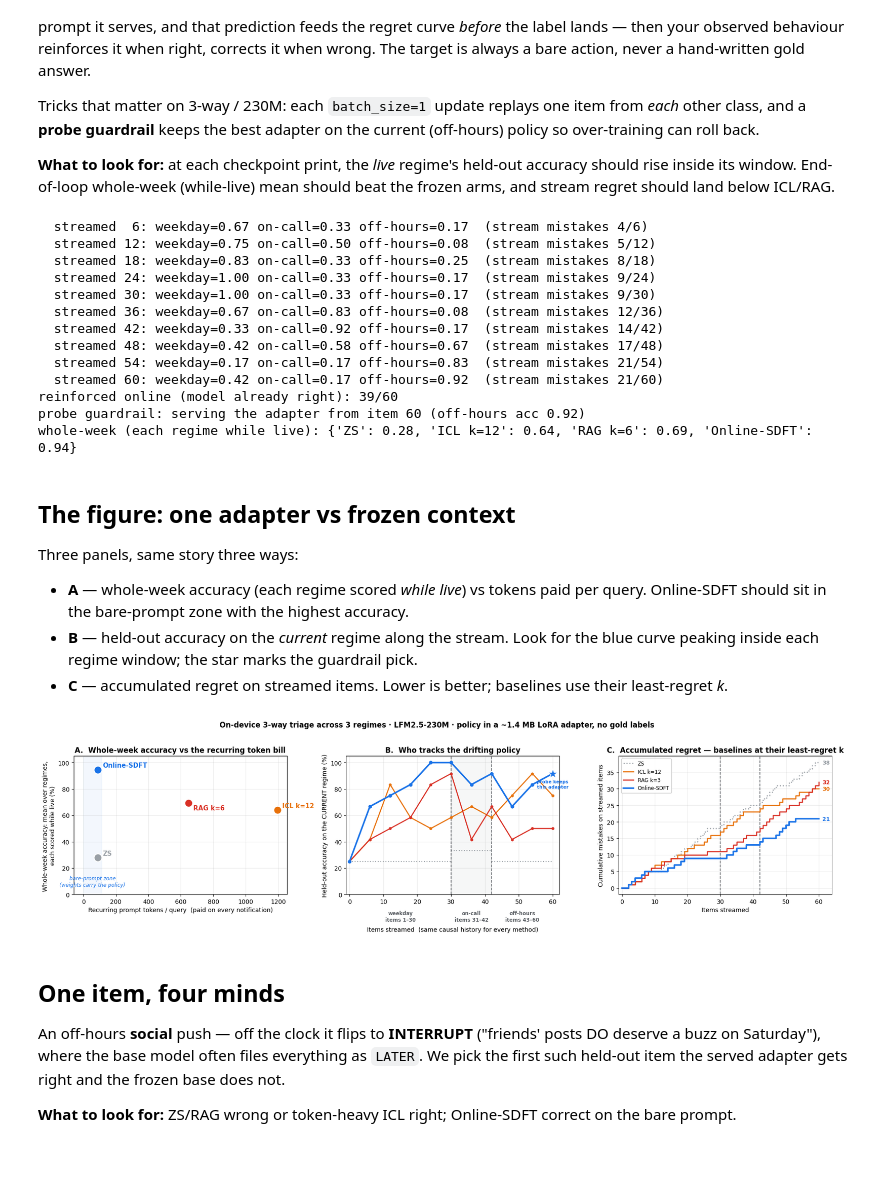
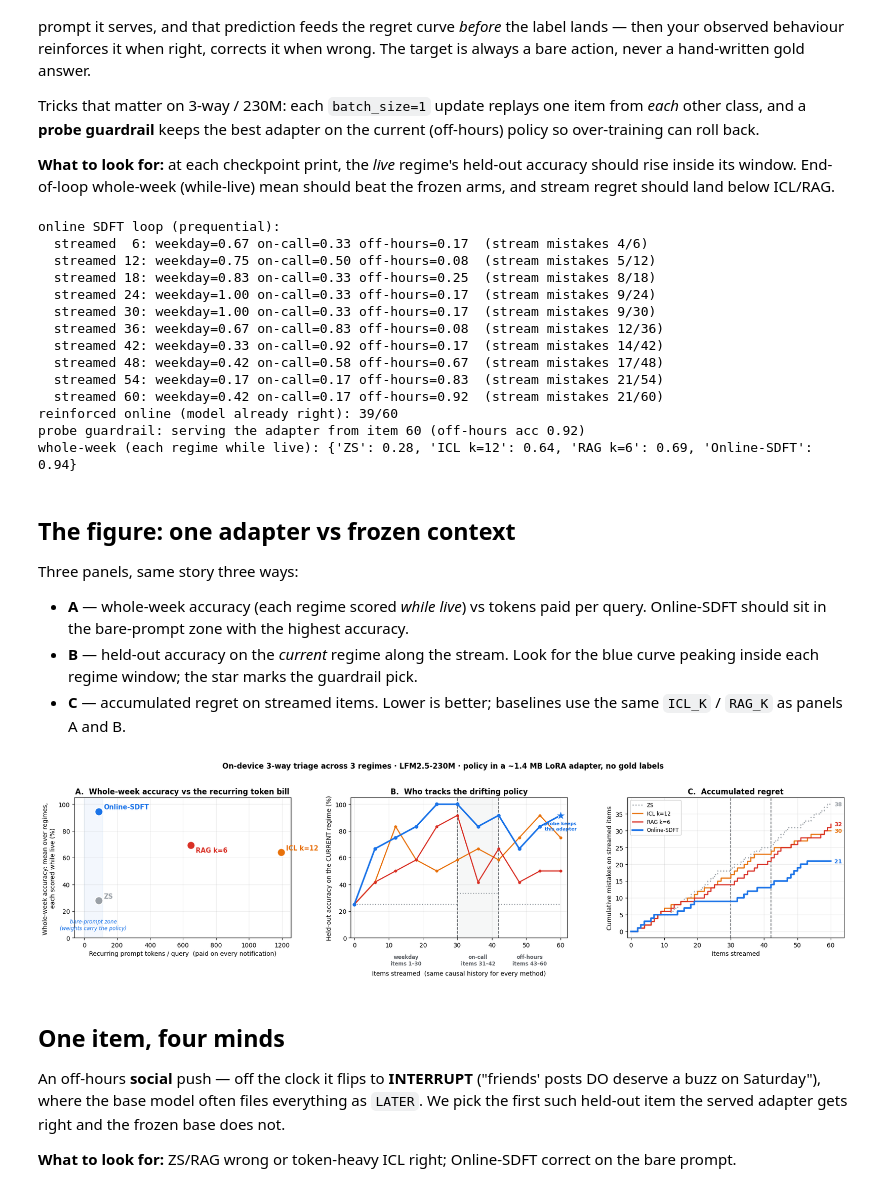
Before and after one commit to lin826/Online-SDFT-Demo, a Jupyter notebook: online_sdft_colab.ipynb, the cells around one changed output. Cells and saved outputs as stored; diff of their text form; code cells hidden in the pictures; blank space fills up the shorter version.

```diff
--- a/online_sdft_colab.ipynb
+++ b/online_sdft_colab.ipynb
@@ -400,15 +397,9 @@ for pos in CHECKPOINTS:
         generate(base, tok, evals[p], lambda it: build_msgs(it, rag_ctx(it, pos)), bs=12)))
     print(f"  pos {pos:2d} ({REGIMES[p - 1]}): ICL={curves['ICL'][-1]:.2f}  RAG={curves['RAG'][-1]:.2f}")
 
-def icl_ctx_r(it, upto):
-    return recent_demos(stream[:upto], ICL_K_REGRET)
-
-def rag_ctx_r(it, upto):
-    return retrieve(it, RAG_K_REGRET, upto=upto)
-
 print("\naccumulated regret (predict before label):")
 regret = {"pos": list(range(STREAM_LEN + 1))}
-for name, ctx in (("ZS", None), ("ICL", icl_ctx_r), ("RAG", rag_ctx_r)):
+for name, ctx in (("ZS", None), ("ICL", icl_ctx), ("RAG", rag_ctx)):
     preds = [
         parse_action(g)
         for g in generate(
@@ -521,6 +515,7 @@ for n, key in (("ZS", "ZS"), (f"ICL k={ICL_K}", "ICL"), (f"RAG k={RAG_K}", "RAG"
     arms[n]["mean_live"] = sum(live.values()) / 3
 print("whole-week (each regime while live):", {n: round(a["mean_live"], 2) for n, a in arms.items()})
 # %% [output]
+online SDFT loop (prequential):
   streamed  6: weekday=0.67 on-call=0.33 off-hours=0.17  (stream mistakes 4/6)
   streamed 12: weekday=0.75 on-call=0.50 off-hours=0.08  (stream mistakes 5/12)
   streamed 18: weekday=0.83 on-call=0.33 off-hours=0.25  (stream mistakes 8/18)
@@ -544,7 +539,7 @@ Three panels, same story three ways:
 - **B** — held-out accuracy on the *current* regime along the stream. Look for the
   blue curve peaking inside each regime window; the star marks the guardrail pick.
 - **C** — accumulated regret on streamed items. Lower is better; baselines use
-  their least-regret *k*.
+  the same `ICL_K` / `RAG_K` as panels A and B.
 # %%
 import matplotlib.pyplot as plt
 from matplotlib.transforms import blended_transform_factory
@@ -611,37 +606,37 @@ axB.set_ylim(0, 105)
 axB.grid(alpha=.25)
 axB.set_xlabel("Items streamed  (same causal history for every method)", labelpad=36)
 axB.set_ylabel("Held-out accuracy on the CURRENT regime (%)")
 axB.set_title("B.  Who tracks the drifting policy", fontweight="bold")
 
 # C — accumulated regret: cumulative mistakes on the streamed items
 for x in DRIFTS:
     axC.axvline(x, color="#5f6368", ls="--", lw=1.2)
 for key, n, ls in (
     ("ZS", "ZS", ":"),
-    ("ICL", f"ICL k={ICL_K_REGRET}", "-"),
-    ("RAG", f"RAG k={RAG_K_REGRET}", "-"),
+    ("ICL", f"ICL k={ICL_K}", "-"),
+    ("RAG", f"RAG k={RAG_K}", "-"),
     ("SDFT", "Online-SDFT", "-"),
 ):
     c = colors["Online-SDFT" if key == "SDFT" else key]
     axC.plot(
         regret["pos"], regret[key], ls, drawstyle="steps-post", color=c,
         lw=2.6 if key == "SDFT" else 1.8, label=n, zorder=4 if key == "SDFT" else 3)
     axC.annotate(
         str(regret[key][-1]), (STREAM_LEN, regret[key][-1]), textcoords="offset points",
         xytext=(6, -3), fontsize=9, color=c, fontweight="bold")
 axC.set_xlim(-1, STREAM_LEN + 4)
 axC.grid(alpha=.25)
 axC.set_xlabel("Items streamed")
 axC.set_ylabel("Cumulative mistakes on streamed items")
-axC.set_title("C.  Accumulated regret — baselines at their least-regret k", fontweight="bold")
+axC.set_title("C.  Accumulated regret", fontweight="bold")
 axC.legend(fontsize=8.5, loc="upper left", framealpha=.95)
 fig.suptitle(
     "On-device 3-way triage across 3 regimes · LFM2.5-230M · policy in a ~1.4 MB LoRA adapter, no gold labels",
     fontweight="bold", y=1.02)
 fig.tight_layout()
 plt.show()
 # %% [output]
-[figure, old version]
+[figure, new version]
 # %% [markdown]
 ## One item, four minds
 
```
Also changed, not shown: parts of 5 cells of this notebook, 9 other files.
